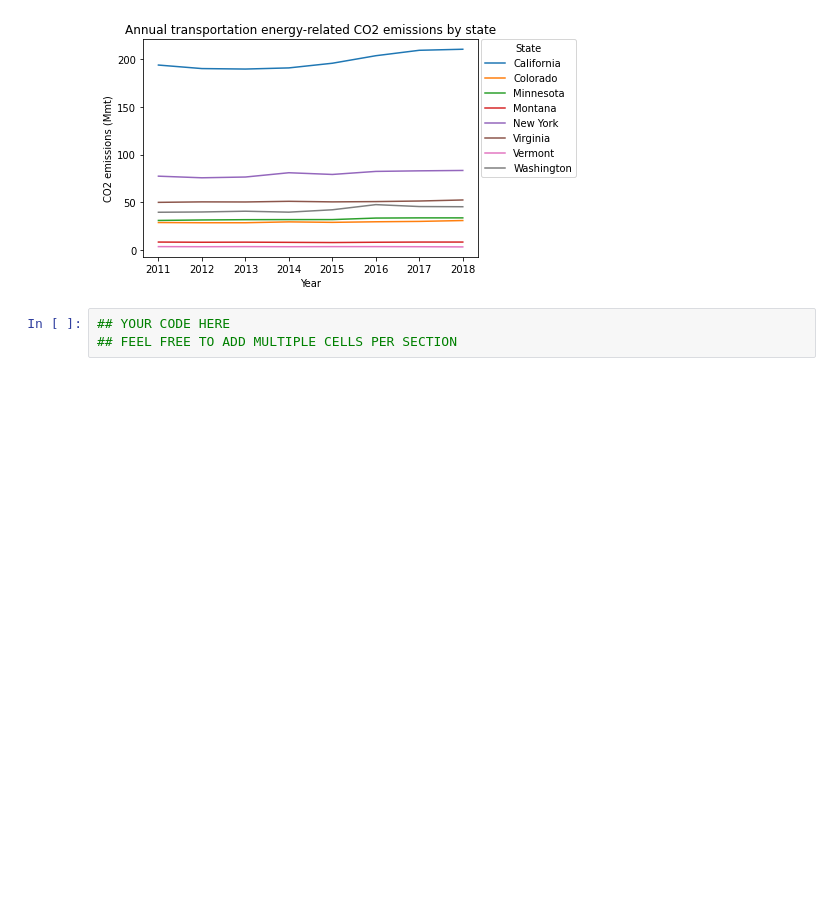
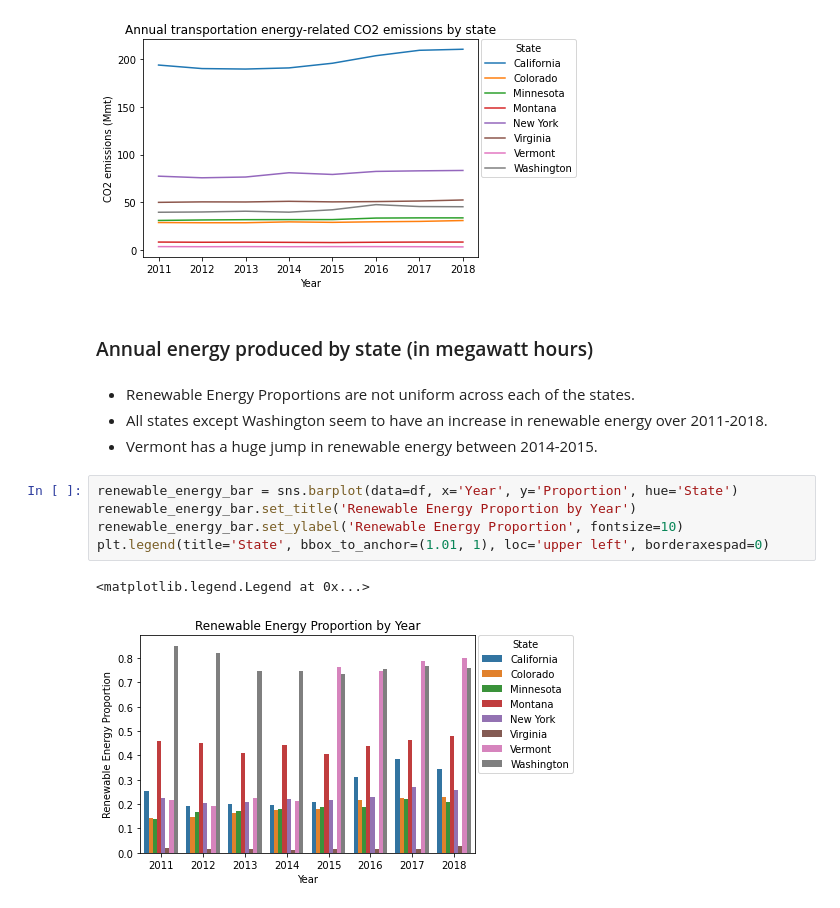
Before and after one commit to michaelgranado/EV-Count-and-CO2-Emissions-Project, a Jupyter notebook: EDACheckpointGroup039-Wi22.ipynb, the cells around one changed output. Cells and saved outputs as stored; diff of their text form; blank space fills up the shorter version.

Commit message:
Renewable Energy EDA

```diff
--- a/EDACheckpointGroup039-Wi22.ipynb
+++ b/EDACheckpointGroup039-Wi22.ipynb
@@ -468,6 +468,17 @@ plt.legend(title='State', bbox_to_anchor=(1.01, 1), loc='upper left', borderaxes
 # %% [output]
 <matplotlib.legend.Legend at 0x...>
 [figure]
-# %%
-## YOUR CODE HERE
-## FEEL FREE TO ADD MULTIPLE CELLS PER SECTION
+# %% [markdown]
+### Annual energy produced by state (in megawatt hours)
+# %% [markdown]
+- Renewable Energy Proportions are not uniform across each of the states.
+- All states except Washington seem to have an increase in renewable energy over 2011-2018.
+- Vermont has a huge jump in renewable energy between 2014-2015.
+# %%
+renewable_energy_bar = sns.barplot(data=df, x='Year', y='Proportion', hue='State')
+renewable_energy_bar.set_title('Renewable Energy Proportion by Year')
+renewable_energy_bar.set_ylabel('Renewable Energy Proportion', fontsize=10)
+plt.legend(title='State', bbox_to_anchor=(1.01, 1), loc='upper left', borderaxespad=0)
+# %% [output]
+<matplotlib.legend.Legend at 0x...>
+[figure, added]
```
Also changed, not shown: parts of 2 cells of this notebook.
